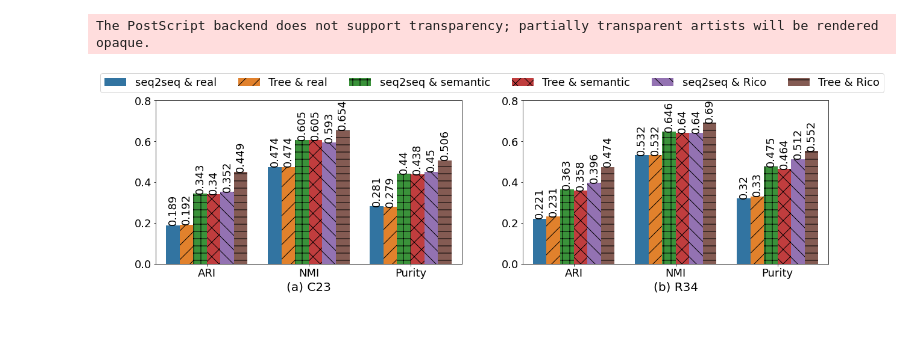
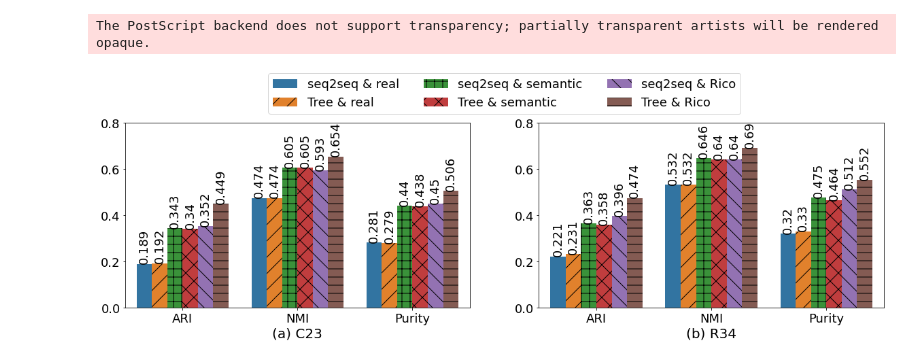
Before and after one commit to hopemini/data_processing, a Jupyter notebook: tree_autoencoder/seq2seq_tree.ipynb, the cells around one changed output. Cells and saved outputs as stored; diff of their text form; code cells hidden in the pictures; blank space fills up the shorter version.

Commit message:
Update seq2seq and tree
Change number of columns with legend

```diff
--- a/tree_autoencoder/seq2seq_tree.ipynb
+++ b/tree_autoencoder/seq2seq_tree.ipynb
@@ -32,32 +32,32 @@ for container in ax1.containers:
     ax1.bar_label(container, rotation=90)
 hatches = [None, '/', '+', 'x', '\\', '-', '*', 'o']
 for bars, hatch in zip(ax1.containers, hatches):
     for bar in bars:
         bar.set_hatch(hatch)
 plt.legend(loc="upper left")
 plt.ylim((0, 0.8))
 plt.xlabel('(a) C23', fontsize=20)
 plt.ylabel(None)
 ax1.get_legend().remove()
 
 plt.subplot(1, 2, 2)
 ax2 = sns.barplot(x='eval', y='eval_values', data=df_34, hue='type')
 #ax.bar_label(ax.containers[0])
 for container in ax2.containers:
     ax2.bar_label(container, rotation=90)
 for bars, hatch in zip(ax2.containers, hatches):
     for bar in bars:
         bar.set_hatch(hatch)
 plt.legend(loc="upper left")
 plt.ylim((0, 0.8))
 plt.xlabel('(b) R34', fontsize=20)
 plt.ylabel(None)
 ax2.get_legend().remove()
 
-plt.legend(bbox_to_anchor=(-0.1, 1.2), loc="upper center", ncol=6)
+plt.legend(bbox_to_anchor=(-0.1, 1.3), loc="upper center", ncol=3)
 
 plt.savefig('../result/plot_seq2seq_tree.png', format='png', bbox_inches='tight', transparent=True)
 plt.savefig('../result/plot_seq2seq_tree.eps', format='eps', bbox_inches='tight')
 # %% [output]
 The PostScript backend does not support transparency; partially transparent artists will be rendered opaque.
-[figure, old version]
+[figure, new version]
```
Also changed, not shown: 2 other files.
